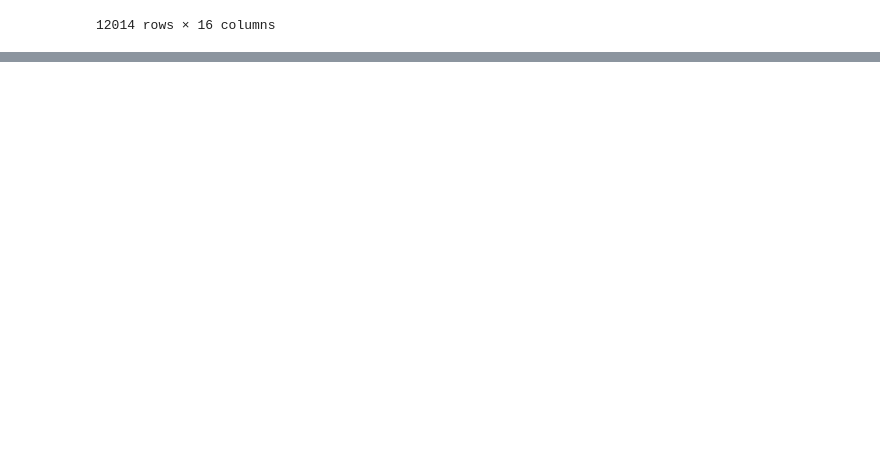
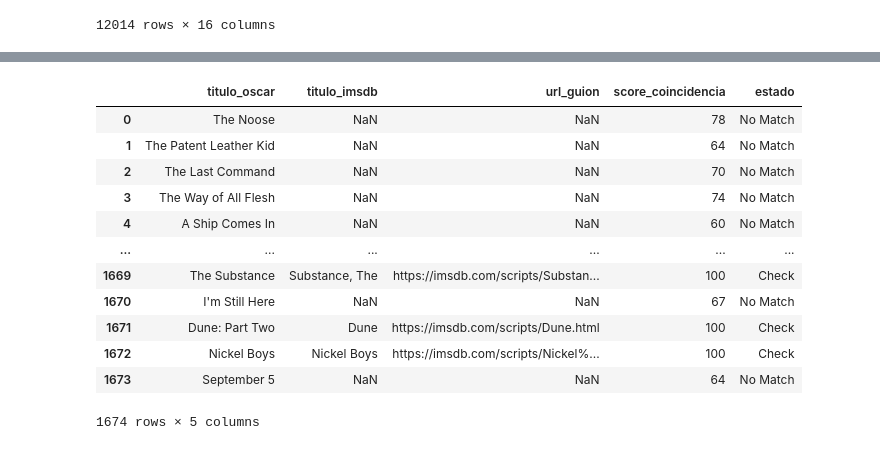
Before and after one commit to RodolfoGloria/Thesis, a Jupyter notebook: cleaning.ipynb, the cells around one changed output, grey strips where cells are left out. Saved outputs shown, nothing was run; the diff lists cells and outputs as text; code cells hidden in the pictures; blank space fills up the shorter version.

```diff
--- a/cleaning.ipynb
+++ b/cleaning.ipynb
@@ -33,0 +138,52 @@ df
+# %%
+mapeo_final = []
+
+for peli in unique_films:
+    # Usamos scorer=fuzz.token_set_ratio para manejar títulos como "Substance, The"
+    match, score = process.extractOne(peli, indice_online.keys(), scorer=fuzz.token_set_ratio)
+
+    # --- FILTROS DE SEGURIDAD ---
+    # 1. Si el match es demasiado largo comparado con la peli original, es falso positivo
+    ratio_longitud = len(match) / len(peli) if len(peli) > 0 else 0
+
+    # 2. Si la peli es muy corta (ej. "Her"), el score debe ser casi perfecto
+    score_minimo = 95 if len(peli) < 10 else 85
+
+    # 3. Validar si el match es aceptable
+    es_valido = score >= score_minimo and ratio_longitud < 2.5
+
+    if es_valido:
+        mapeo_final.append({
+            "titulo_oscar": peli,
+            "titulo_imsdb": match,
+            "url_guion": indice_online[match],
+            "score_coincidencia": score,
+            "estado": "Check"
+        })
+    else:
+        mapeo_final.append({
+            "titulo_oscar": peli,
+            "titulo_imsdb": None,
+            "url_guion": None,
+            "score_coincidencia": score,
+            "estado": "No Match"
+        })
+
+# Crear DataFrame y visualizar
+df_mapa = pd.DataFrame(mapeo_final)
+# %%
+df_mapa
+# %% [output]
+|  | titulo_oscar | titulo_imsdb | url_guion | score_coincidencia | estado |
+| 0 | The Noose | NaN | NaN | 78 | No Match |
+| 1 | The Patent Leather Kid | NaN | NaN | 64 | No Match |
+| 2 | The Last Command | NaN | NaN | 70 | No Match |
+| 3 | The Way of All Flesh | NaN | NaN | 74 | No Match |
+| 4 | A Ship Comes In | NaN | NaN | 60 | No Match |
+| ... | ... | ... | ... | ... | ... |
+| 1669 | The Substance | Substance, The | https://imsdb.com/scripts/Substan... | 100 | Check |
+| 1670 | I'm Still Here | NaN | NaN | 67 | No Match |
+| 1671 | Dune: Part Two | Dune | https://imsdb.com/scripts/Dune.html | 100 | Check |
+| 1672 | Nickel Boys | Nickel Boys | https://imsdb.com/scripts/Nickel%... | 100 | Check |
+| 1673 | September 5 | NaN | NaN | 64 | No Match |
+1674 rows × 5 columns
```
Also changed, not shown: parts of 10 cells of this notebook, 27 other files.
